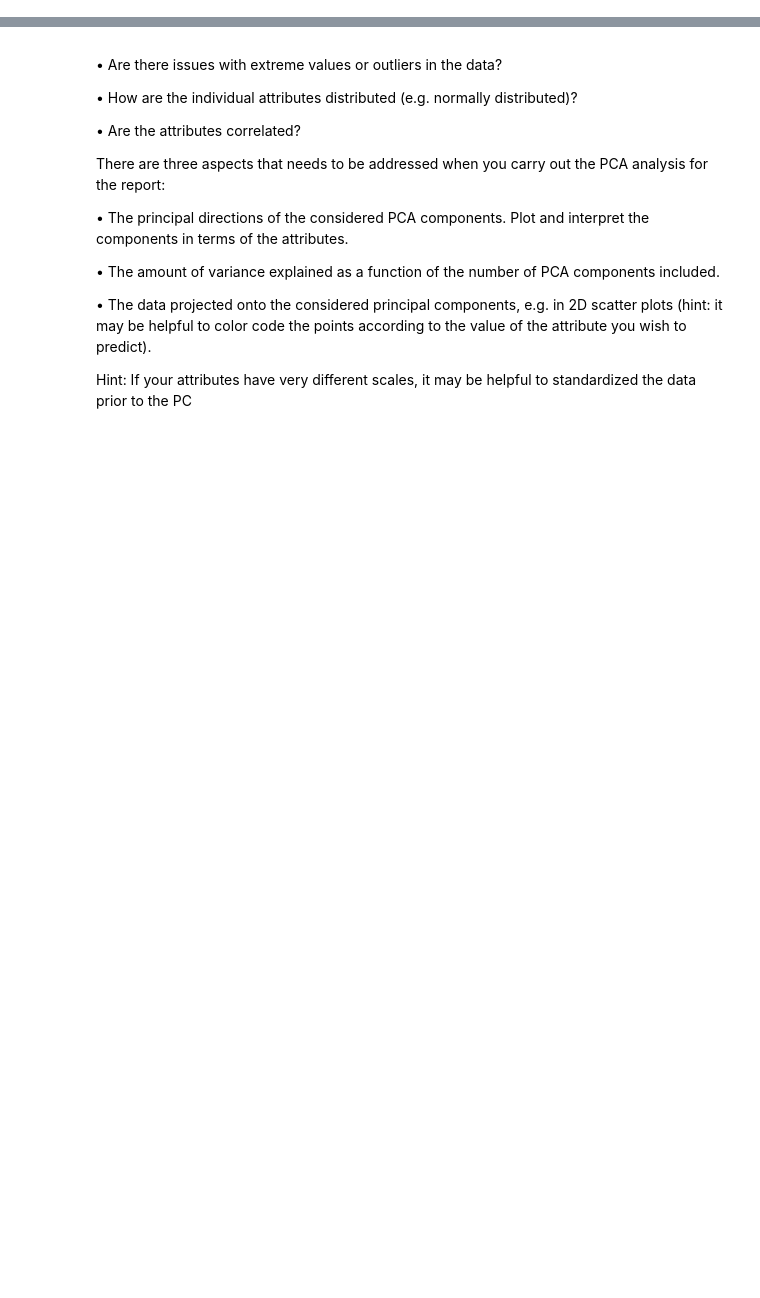
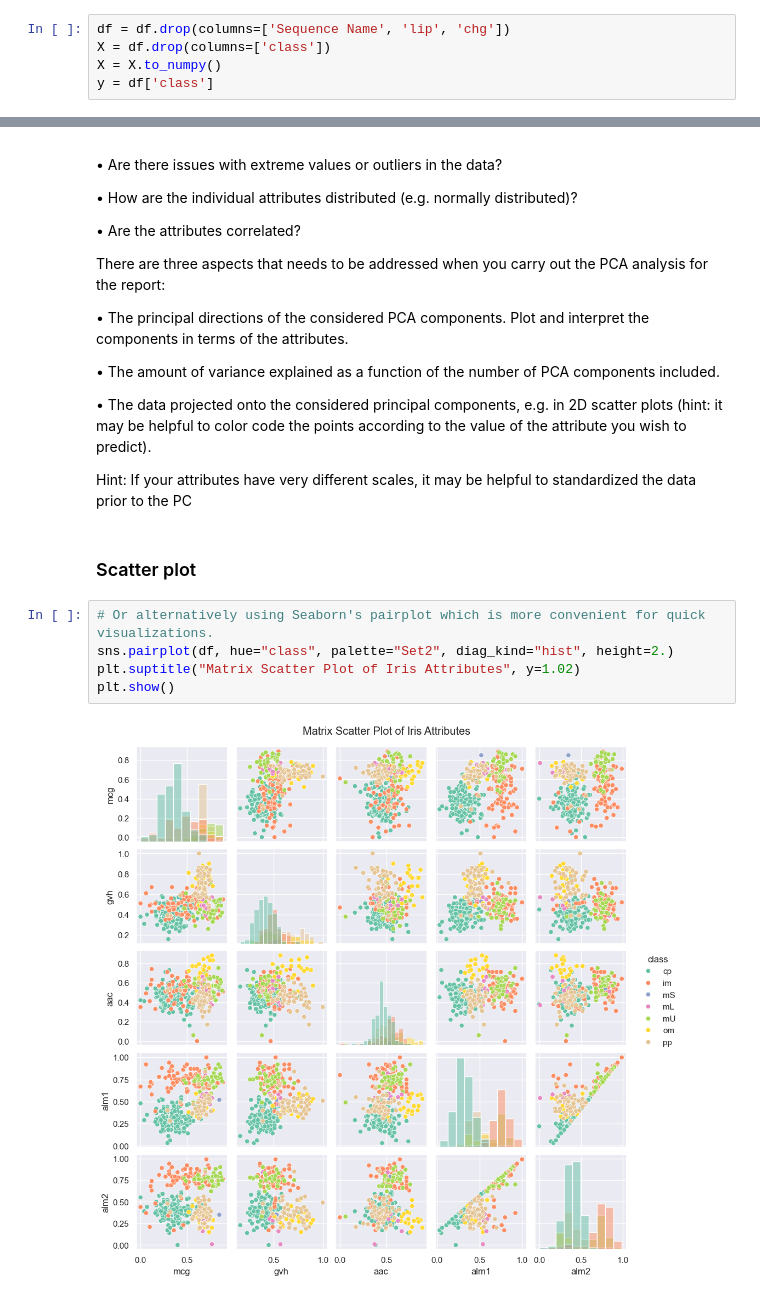
Before and after one commit to frejaroed/machine-learning-project-1, a Jupyter notebook: main.ipynb, the cells around one changed output, grey strips where cells are left out. Cells and saved outputs as stored; diff of their text form; blank space fills up the shorter version.

```diff
--- a/main.ipynb
+++ b/main.ipynb
@@ -125,3 +136,8 @@ print(X.describe())
+# %%
+df = df.drop(columns=['Sequence Name', 'lip', 'chg'])
+X = df.drop(columns=['class'])
+X = X.to_numpy()
+y = df['class']
 # %% [markdown]
 # 3. Data visualization(s) based on suitable visualization techniques
 
@@ -145,3 +161,12 @@ you wish to predict).
 
 Hint: If your attributes have very different scales, it may be helpful to standardized the
 data prior to the PC
+# %% [markdown]
+### Scatter plot
+# %%
+# Or alternatively using Seaborn's pairplot which is more convenient for quick visualizations.
+sns.pairplot(df, hue="class", palette="Set2", diag_kind="hist", height=2.)
+plt.suptitle("Matrix Scatter Plot of Iris Attributes", y=1.02)
+plt.show()
+# %% [output]
+[figure, added]
```
Also changed, not shown: parts of 11 cells of this notebook.
